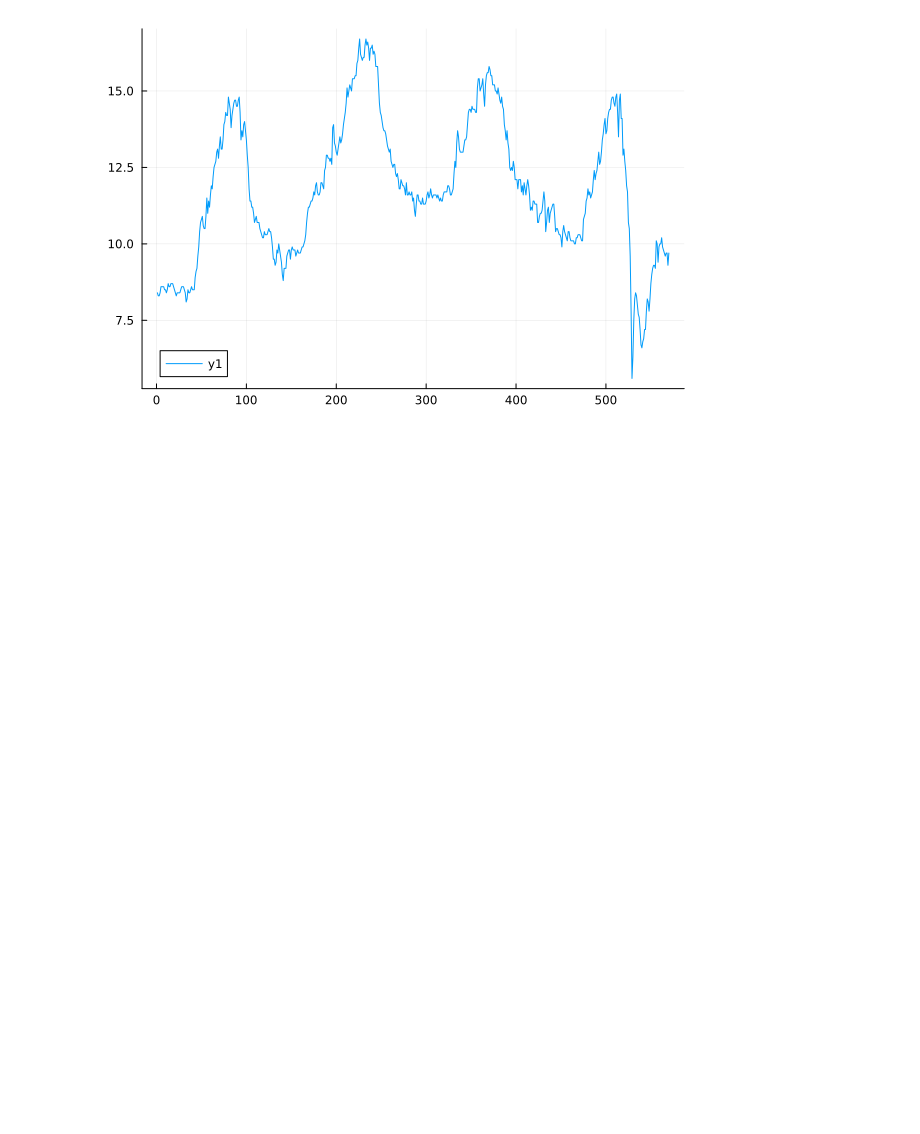
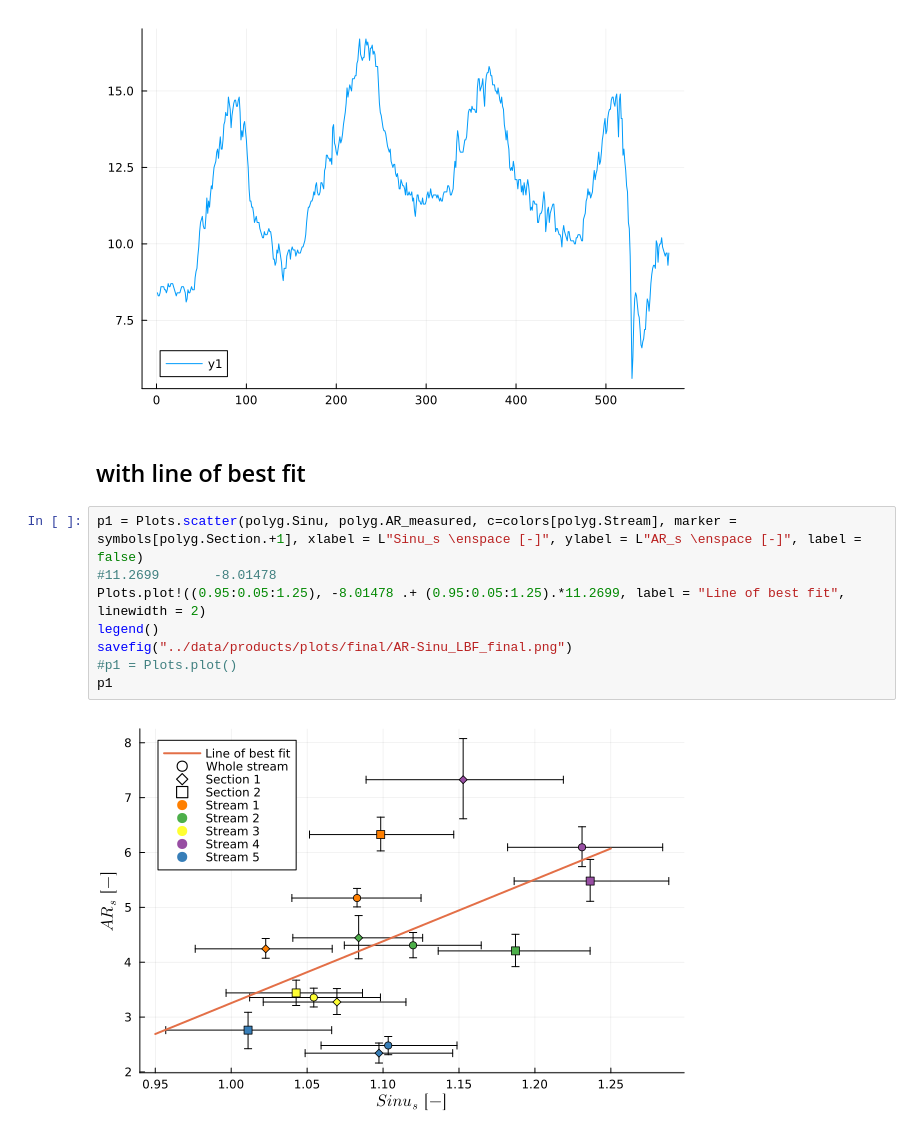
Before and after one commit to cherold01/SupraglacialStreamsAletsch, a Jupyter notebook: notebooks/7_Plotgenerator.ipynb, the cells around one changed output. Drawn from its saved outputs; the diff is of its cells as text; blank space fills up the shorter version.

Commit message:
added line of best fit

```diff
--- a/notebooks/7_Plotgenerator.ipynb
+++ b/notebooks/7_Plotgenerator.ipynb
@@ -260,3 +260,15 @@ Plots.plot(met.TL[3031:end])
 #maximum(met.TL[3031:end])
 # %% [output]
 [figure]
+# %% [markdown]
+ ## with line of best fit
+# %%
+p1 = Plots.scatter(polyg.Sinu, polyg.AR_measured, c=colors[polyg.Stream], marker = symbols[polyg.Section.+1], xlabel = L"Sinu_s \enspace [-]", ylabel = L"AR_s \enspace [-]", label = false)
+#11.2699       -8.01478
+Plots.plot!((0.95:0.05:1.25), -8.01478 .+ (0.95:0.05:1.25).*11.2699, label = "Line of best fit", linewidth = 2)
+legend()
+savefig("../data/products/plots/final/AR-Sinu_LBF_final.png")
+#p1 = Plots.plot()
+p1
+# %% [output]
+[figure, added]
```
Also changed, not shown: parts of 9 cells of this notebook.
